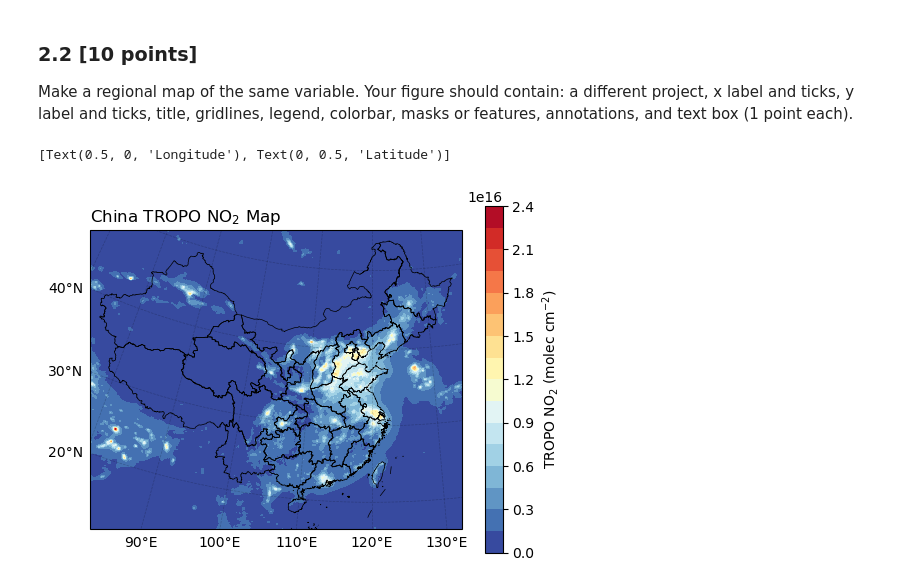
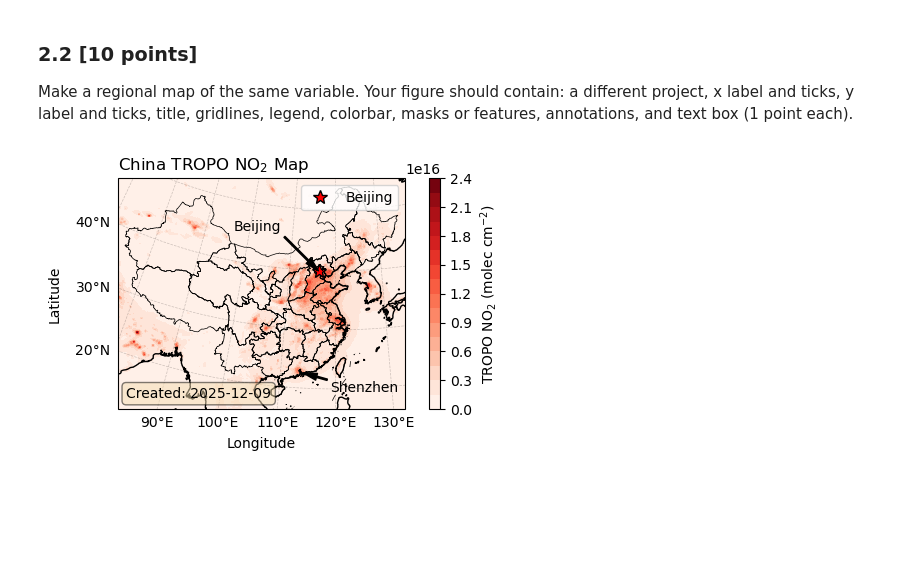
Before and after one commit to SolaProject/ESE5023_Assignments_12531386, a Jupyter notebook: PS4.ipynb, the cells around one changed output. Saved outputs shown, nothing was run; the diff lists cells and outputs as text; code cells hidden in the pictures; blank space fills up the shorter version.

```diff
--- a/PS4.ipynb
+++ b/PS4.ipynb
@@ -97,19 +102,35 @@ Text(0.98, 0.03, 'Created: 2025-11-26 21:34:53')
 ### 2.2 [10 points]
 
 Make a regional map of the same variable. Your figure should contain: a different project, x label and ticks, y label and ticks, title, gridlines, legend, colorbar, masks or features, annotations, and text box (1 point each).
-# %%
-fig = plt.figure(figsize=[6, 4.5], dpi=100)
-spec = fig.add_gridspec(ncols=1, nrows=1)
-# Projection
-ax = fig.add_subplot(spec[0], projection=ccrs.LambertConformal(central_longitude=120, central_latitude=34, standard_parallels=[20, 40]))
-ax.set_extent([82, 132, 16, 51])
-ar = ax.contourf(ds_select_china["lon"], ds_select_china["lat"], ds_select_china["Tropospheric_NO2"], levels=20, cmap="RdYlBu_r", transform=ccrs.PlateCarree())
-fig.colorbar(ar, ax=ax, extend="both", label=r"TROPO NO$_2$ (molec cm$^{-2}$)")
-# gdf_china.plot(ax=ax, column="no2", cmap="RdYlBu_r", norm=mpl.colors.LogNorm(vmin=1e14, vmax=1e16), legend=True)
-ax.add_feature(shp_china)
-gl = ax.gridlines(color="k", linestyle="--", lw=0.5, draw_labels=["bottom", "left"], x_inline=False, y_inline=False, dms=True, alpha=0.2, rotate_labels=False)
-ax.set_title(r"China TROPO NO$_2$ Map", loc="left")
-ax.set(xlabel="Longitude", ylabel="Latitude")
-# %% [output]
-[Text(0.5, 0, 'Longitude'), Text(0, 0.5, 'Latitude')]
-[figure, removed]
+# %%
+fig = plt.figure(figsize=[6, 3], dpi=100)
+spec = fig.add_gridspec(ncols=1, nrows=1)
+# Lambert Project
+ax = fig.add_subplot(spec[0], projection=ccrs.LambertConformal(central_longitude=120, central_latitude=34, standard_parallels=[20, 40]))
+ax.set_extent([82, 132, 16, 51])
+# Map
+ar = ax.contourf(ds_select_china["lon"], ds_select_china["lat"], ds_select_china["Tropospheric_NO2"], levels=20, cmap="Reds", transform=ccrs.PlateCarree())
+# X-label, Y-label
+ax.set_xlabel('Longitude', labelpad=20)
+ax.set_ylabel('Latitude', labelpad=40)
+ax.set(xticks=[], yticks=[])
+# Title
+ax.set_title(r"China TROPO NO$_2$ Map", loc="left")
+# Gridlines, X-ticks and Y-ticks
+gl = ax.gridlines(color="k", linestyle="--", lw=0.5, draw_labels=["bottom", "left"], x_inline=False, y_inline=False, dms=True, alpha=0.2, rotate_labels=False)
+# Legend
+ax.plot([116.40753], [39.90403], "r*", mec="k", ms=10, label="Beijing", transform=ccrs.PlateCarree())
+ax.legend(loc='upper right', bbox_to_anchor=(1, 1))
+# Colorbar
+fig.colorbar(ar, ax=ax, extend="both", label=r"TROPO NO$_2$ (molec cm$^{-2}$)")
+# Masks or Features
+ax.add_feature(shp_china)
+ax.coastlines()
+# Annotates
+ax.annotate("Beijing", xy=(116.4, 39.9), xytext=(116.4-20, 39.9+5), arrowprops=dict(facecolor='black', shrink=0.01, width=1, headwidth=5, headlength=10), transform=ccrs.PlateCarree())
+ax.annotate("Shenzhen", xy=(114.085947, 22.547), xytext=(114.085947+5, 22.547-3), arrowprops=dict(facecolor='black', shrink=0.01, width=1, headwidth=5, headlength=10), transform=ccrs.PlateCarree())
+# Text Box
+ax.text(0.03, 0.05, "Created: 2025-12-09", transform=ax.transAxes, horizontalalignment="left", bbox=dict(boxstyle='round', facecolor='wheat', alpha=0.5))
+fig.savefig("./images/PS4_2_figure2.jpg", bbox_inches="tight", dpi=300)
+# %% [output]
+[figure, added]
```
Also changed, not shown: parts of 3 cells of this notebook, 3 other files.
